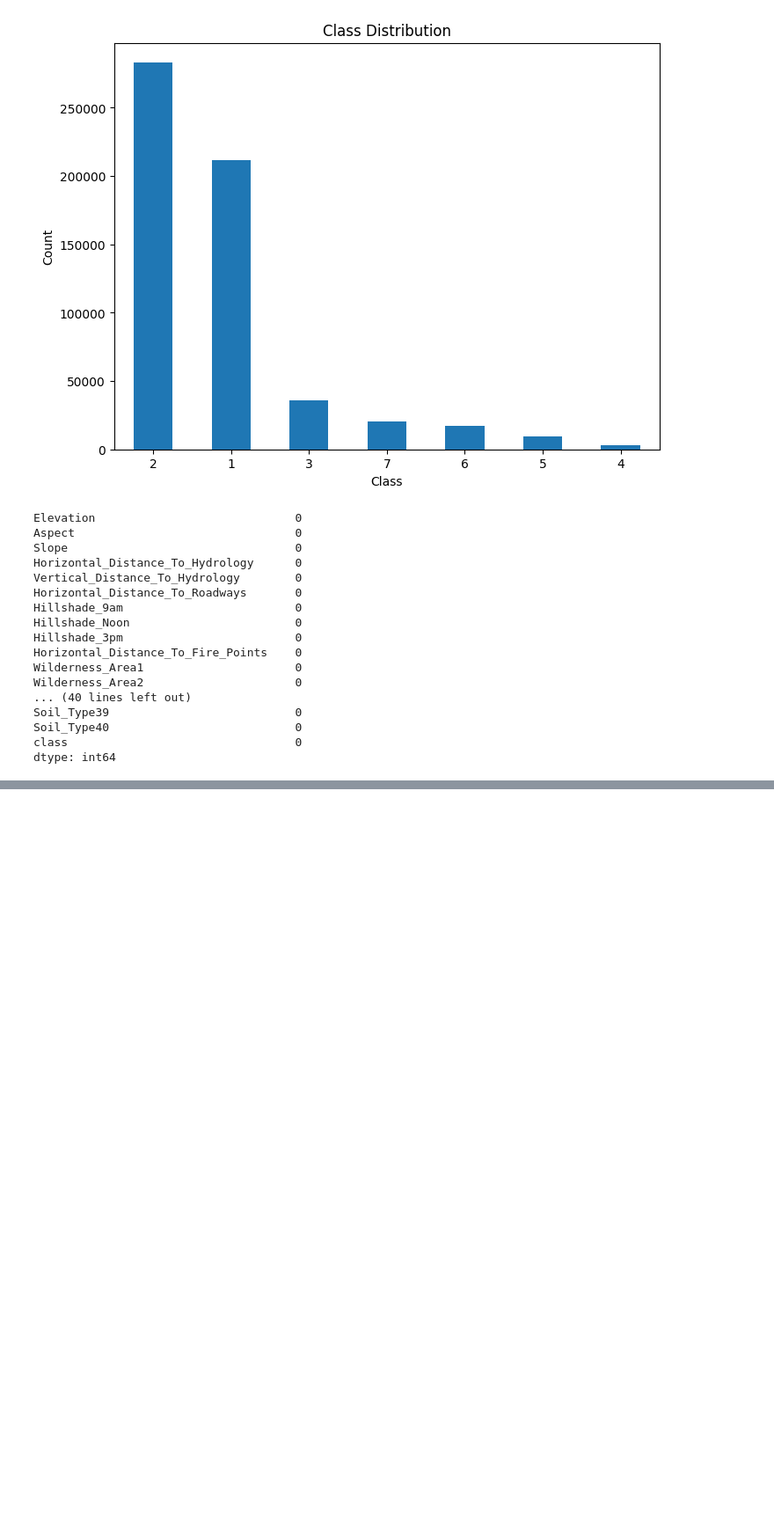
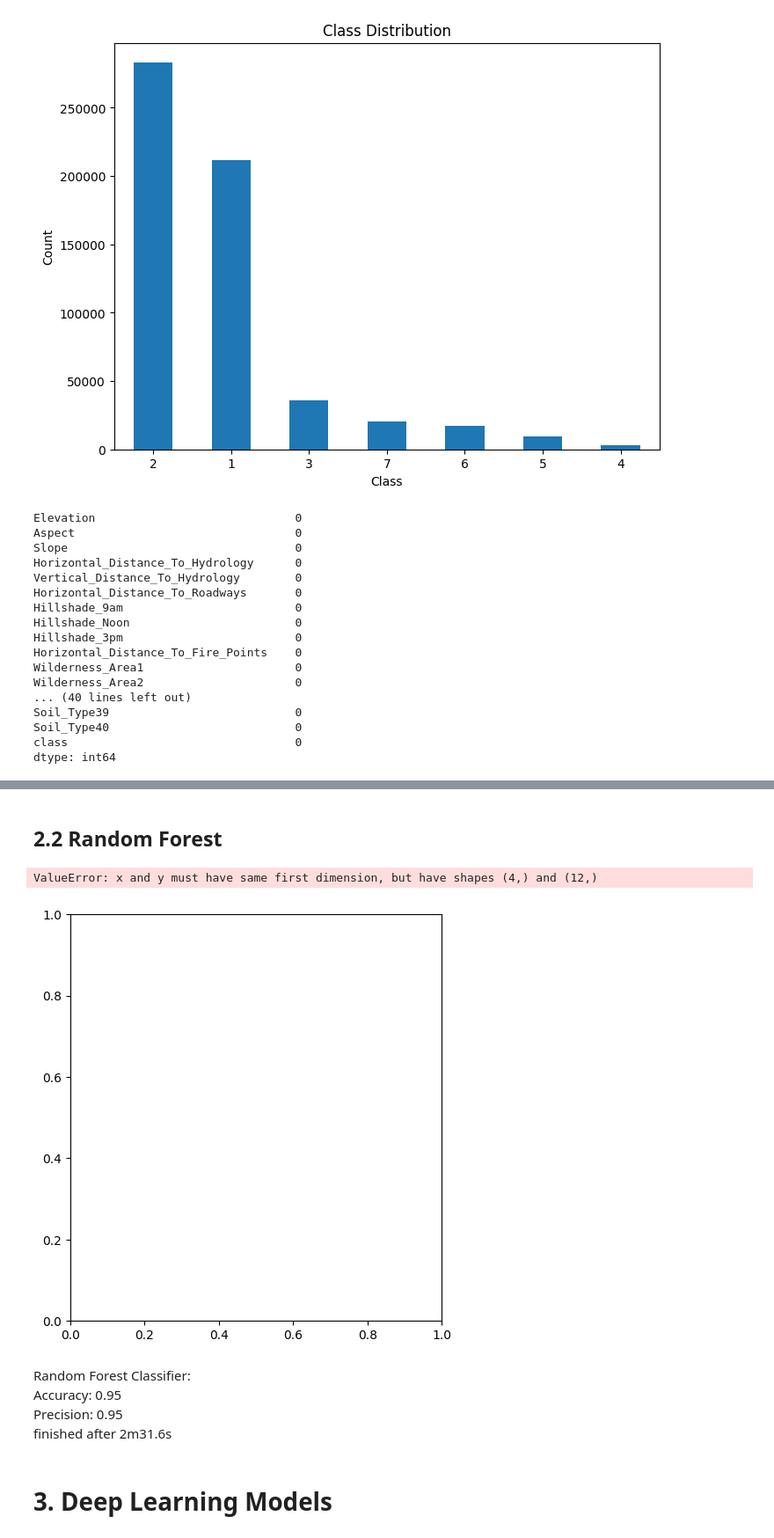
Before and after one commit to reneebrecht/Forest_Cover_Classification, a Jupyter notebook: CoverType-classification.ipynb, the cells around one changed output, grey strips where cells are left out. Shown: that part at 88% size. Saved outputs shown, nothing was run; the diff lists cells and outputs as text; code cells hidden in the pictures; blank space fills up the shorter version.

Commit message:
log-reg, random forrest added

```diff
--- a/CoverType-classification.ipynb
+++ b/CoverType-classification.ipynb
@@ -85,0 +154,3 @@ X_train, X_test, y_train, y_test = train_test_split(X, y, test_size=0.25, random
+# %%
+# Replace 'features' and 'labels' with your actual feature and label arrays/dataframes
+X_train, X_val, y_train, y_val = train_test_split(X, y, test_size=0.2, random_state=42)
@@ -96,0 +231,55 @@ y_test shape: (145253,)
+# %% [markdown]
+## 2.2 Random Forest
+# %%
+# Vary the number of trees and max depth for experimentation
+n_estimators_list = [10, 50, 100, 200]
+max_depth_list = [5, 10, 20]
+
+# Lists to store results
+accuracies_train = []
+precisions_train = []
+accuracies_val = []
+precisions_val = []
+
+# Lists to store x values (for plotting)
+x_values = []  # Store tuples of (n_estimators, max_depth)
+
+for n_estimators in n_estimators_list:
+    for max_depth in max_depth_list:
+        # Store the current combination of n_estimators and max_depth
+        x_values.append((n_estimators, max_depth))
+
+        # Create and train Random Forest model
+        rf_model = RandomForestClassifier(n_estimators=n_estimators, max_depth=max_depth, random_state=42)
+        rf_model.fit(X_train, y_train)
+
+        # ... Rest of your code ...
+
+# Plotting the results
+plt.figure(figsize=(12, 6))
+plt.subplot(1, 2, 1)
+plt.plot(x_values, accuracies_train, label='Train Accuracy')
+plt.plot(x_values, accuracies_val, label='Validation Accuracy')
+plt.xlabel('(Number of Trees, Max Depth)')
+plt.ylabel('Accuracy')
+plt.legend()
+
+plt.subplot(1, 2, 2)
+plt.plot(x_values, precisions_train, label='Train Precision')
+plt.plot(x_values, precisions_val, label='Validation Precision')
+plt.xlabel('(Number of Trees, Max Depth)')
+plt.ylabel('Precision')
+plt.legend()
+
+plt.tight_layout()
+plt.show()
+# %% [output]
+ValueError: x and y must have same first dimension, but have shapes (4,) and (12,)
+[figure, added]
+# %% [markdown]
+Random Forest Classifier: <br>
+Accuracy: 0.95 <br>
+Precision: 0.95 <br>
+finished after 2m31.6s <br>
+# %% [markdown]
+# 3. Deep Learning Models
```
Also changed, not shown: parts of 15 cells of this notebook.
